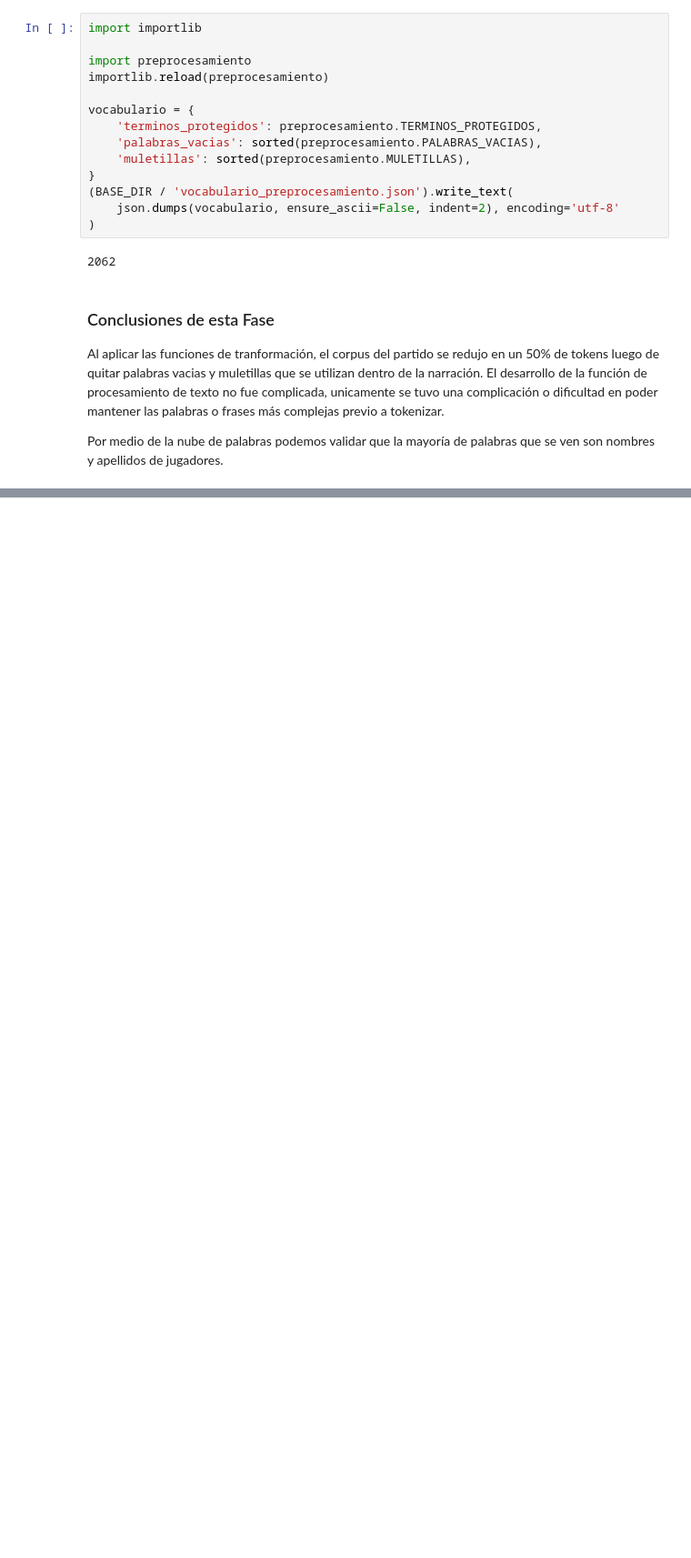
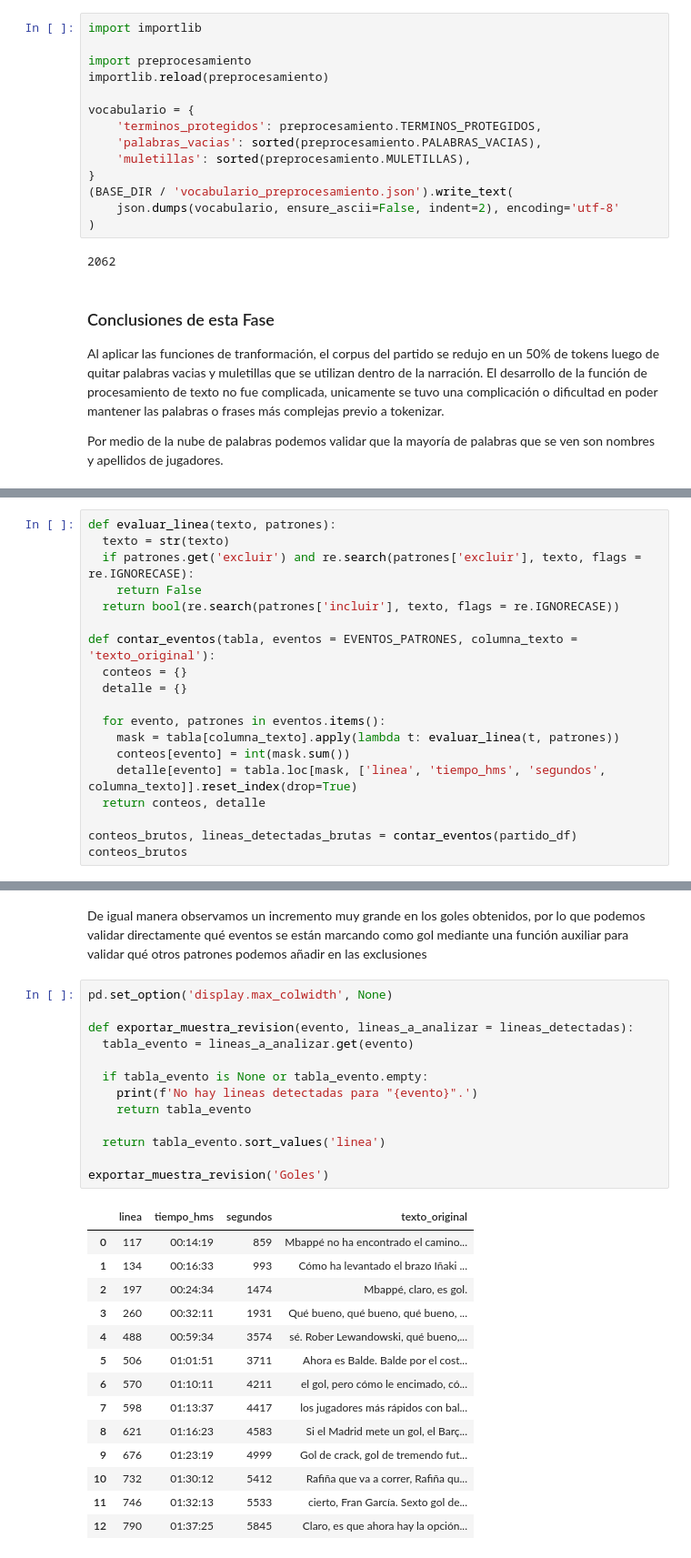
Before and after one commit to RodolfoIO/proyecto_final_text_mining, a Jupyter notebook: proyecto_final_text_mining.ipynb, the cells around one changed output, grey strips where cells are left out. Shown at 91% size. Cells and saved outputs as stored; diff of their text form; blank space fills up the shorter version.

```diff
--- a/proyecto_final_text_mining.ipynb
+++ b/proyecto_final_text_mining.ipynb
@@ -525,0 +573,19 @@ Por medio de la nube de palabras podemos validar que la mayoría de palabras que
+# %%
+def evaluar_linea(texto, patrones):
+  texto = str(texto)
+  if patrones.get('excluir') and re.search(patrones['excluir'], texto, flags = re.IGNORECASE):
+    return False
+  return bool(re.search(patrones['incluir'], texto, flags = re.IGNORECASE))
+
+def contar_eventos(tabla, eventos = EVENTOS_PATRONES, columna_texto = 'texto_original'):
+  conteos = {}
+  detalle = {}
+
+  for evento, patrones in eventos.items():
+    mask = tabla[columna_texto].apply(lambda t: evaluar_linea(t, patrones))
+    conteos[evento] = int(mask.sum())
+    detalle[evento] = tabla.loc[mask, ['linea', 'tiempo_hms', 'segundos', columna_texto]].reset_index(drop=True)
+  return conteos, detalle
+
+conteos_brutos, lineas_detectadas_brutas = contar_eventos(partido_df)
+conteos_brutos
@@ -525,0 +652,30 @@ Por medio de la nube de palabras podemos validar que la mayoría de palabras que
+# %% [markdown]
+De igual manera observamos un incremento muy grande en los goles obtenidos, por lo que podemos validar directamente qué eventos se están marcando como gol mediante una función auxiliar para validar qué otros patrones podemos añadir en las exclusiones
+# %%
+pd.set_option('display.max_colwidth', None)
+
+def exportar_muestra_revision(evento, lineas_a_analizar = lineas_detectadas):
+  tabla_evento = lineas_a_analizar.get(evento)
+
+  if tabla_evento is None or tabla_evento.empty:
+    print(f'No hay lineas detectadas para "{evento}".')
+    return tabla_evento
+
+  return tabla_evento.sort_values('linea')
+
+exportar_muestra_revision('Goles')
+# %% [output]
+|  | linea | tiempo_hms | segundos | texto_original |
+| 0 | 117 | 00:14:19 | 859 | Mbappé no ha encontrado el camino... |
+| 1 | 134 | 00:16:33 | 993 | Cómo ha levantado el brazo Iñaki ... |
+| 2 | 197 | 00:24:34 | 1474 | Mbappé, claro, es gol. |
+| 3 | 260 | 00:32:11 | 1931 | Qué bueno, qué bueno, qué bueno, ... |
+| 4 | 488 | 00:59:34 | 3574 | sé. Rober Lewandowski, qué bueno,... |
+| 5 | 506 | 01:01:51 | 3711 | Ahora es Balde. Balde por el cost... |
+| 6 | 570 | 01:10:11 | 4211 | el gol, pero cómo le encimado, có... |
+| 7 | 598 | 01:13:37 | 4417 | los jugadores más rápidos con bal... |
+| 8 | 621 | 01:16:23 | 4583 | Si el Madrid mete un gol, el Barç... |
+| 9 | 676 | 01:23:19 | 4999 | Gol de crack, gol de tremendo fut... |
+| 10 | 732 | 01:30:12 | 5412 | Rafiña que va a correr, Rafiña qu... |
+| 11 | 746 | 01:32:13 | 5533 | cierto, Fran García. Sexto gol de... |
+| 12 | 790 | 01:37:25 | 5845 | Claro, es que ahora hay la opción... |
```
Also changed, not shown: parts of 22 cells of this notebook, 1 other file.
